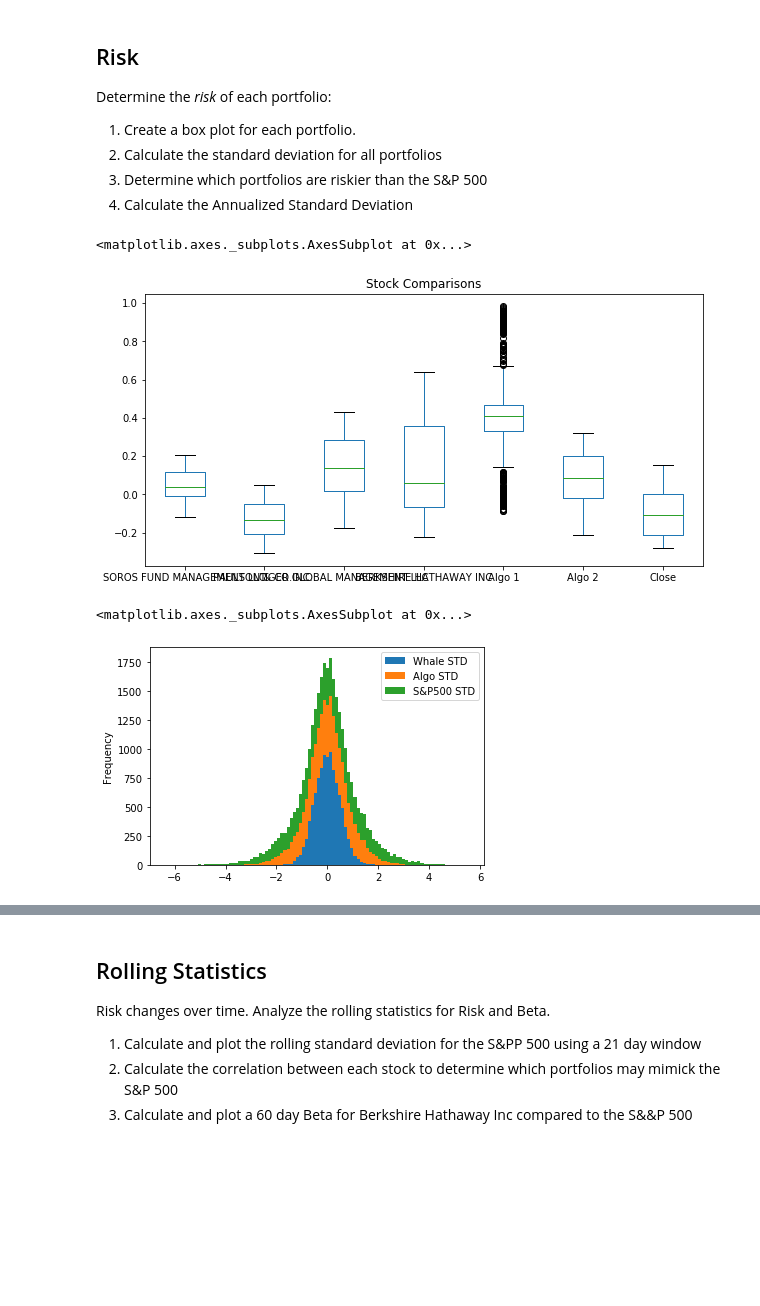
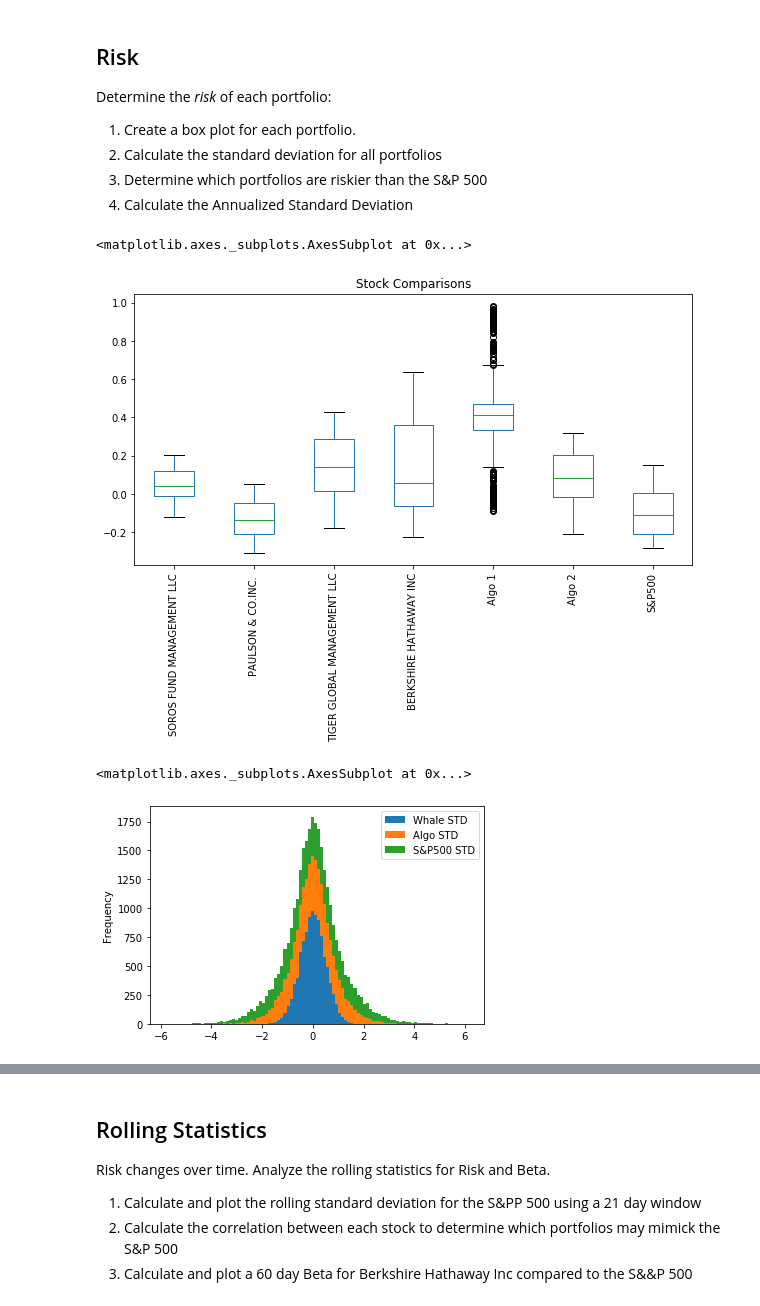
Before and after one commit to selprince/Whales_Returns_Assignment, a Jupyter notebook: whale_analysis.ipynb, the cells around one changed output, grey strips where cells are left out. Cells and saved outputs as stored; diff of their text form; code cells hidden in the pictures; blank space fills up the shorter version.

```diff
--- a/whale_analysis.ipynb
+++ b/whale_analysis.ipynb
@@ -24,17 +25,16 @@ Read the Whale Portfolio daily returns and clean the data
 # %%
 # Reading whale returns
 
-aapl_csv = Path("Resources/aapl_historical.csv")
-algo_returns_csv = Path("Resources/algo_returns.csv")
-cost_historical_csv = Path("Resources/cost_historical.csv")
-goog_historical_csv = Path("Resources/goog_historical.csv")
-sp500_history_csv = Path("Resources/sp500_history.csv")
-whale_csv = Path("Resources/whale_returns.csv")
+aapl_csv = ("aapl_historical.csv")
+algo_returns_csv = ("algo_returns.csv")
+cost_historical_csv = ("/cost_historical.csv")
+goog_historical_csv = ("goog_historical.csv")
+sp500_history_csv = ("sp500_history.csv")
+whale_csv = ("whale_returns.csv")
 
 
 # YOUR CODE HERE
-whale_df = pd.read_csv(whale_csv, index_col="Date",
-                       parse_dates=True, infer_datetime_format=True)
+whale_df = pd.read_csv(whale_csv, index_col="Date",parse_dates=True, infer_datetime_format=True)
 whale_df.head()
 # %% [output]
 |  | SOROS FUND MANAGEMENT LLC | PAULSON & CO.INC. | TIGER GLOBAL MANAGEMENT LLC | BERKSHIRE HATHAWAY INC |
@@ -148,7 +151,7 @@ Name: Close, Length: 1649, dtype: float64>
 # %%
 # Calculate Daily Returns
 
-sp500_returns = close.pct_change()
+sp500_df = sp500_df.pct_change()
 
 sp500_returns.head()
 # %% [output]
@@ -162,5 +165,5 @@ Name: Close, dtype: float64
 # %%
 # Drop nulls
-sp500_returns.dropna
+sp500_returns.dropna(inplace=True)
 sp500_returns.head()
 # %% [output]
@@ -174,6 +194,6 @@ Name: Close, dtype: float64
 # %%
 # Rename Column
 
-sp500_returns.columns = ['S&P 500']
+sp500_returns.rename(columns={'Close':'S&P500'}, inplace=True)
 sp500_returns.head()
 # %% [output]
@@ -248,13 +265,18 @@ Determine the _risk_ of each portfolio:
 # %%
 # Box plot to visually show risk
 
-cumulative_returns.plot.box(figsize=(10,5),title="Stock Comparisons")
+cumulative_returns.plot.box(figsize=(10,5),title="Stock Comparisons",rot=90)
 # %% [output]
 <matplotlib.axes._subplots.AxesSubplot at 0x...>
-[figure, old version]
+[figure, new version]
 # %%
 # Daily Standard Deviations
 # Calculate the standard deviation for each portfolio. Which portfolios are riskier than the S&P 500?
+
+whale_df_std = whale_df.std()
+algo_df_std = algo_df.std()
+sp500_std = sp500_df.std()
+
 whale_df_std = np.random.normal(scale=0.5, size=10000)
 algo_df_std = np.random.normal(scale=1.0, size=10000)
 sp500_df_std = np.random.normal(scale=1.5, size=10000)
@@ -265,9 +287,10 @@ combined_std = pd.DataFrame({
     "S&P500 STD": sp500_df_std
 })
 
+
 combined_std.plot.hist(stacked=True, bins=100)
 # %% [output]
 <matplotlib.axes._subplots.AxesSubplot at 0x...>
-[figure, old version]
+[figure, new version]
 # %%
 # Determine which portfolios are riskier than the S&P 500
```
Also changed, not shown: parts of 50 cells of this notebook.
